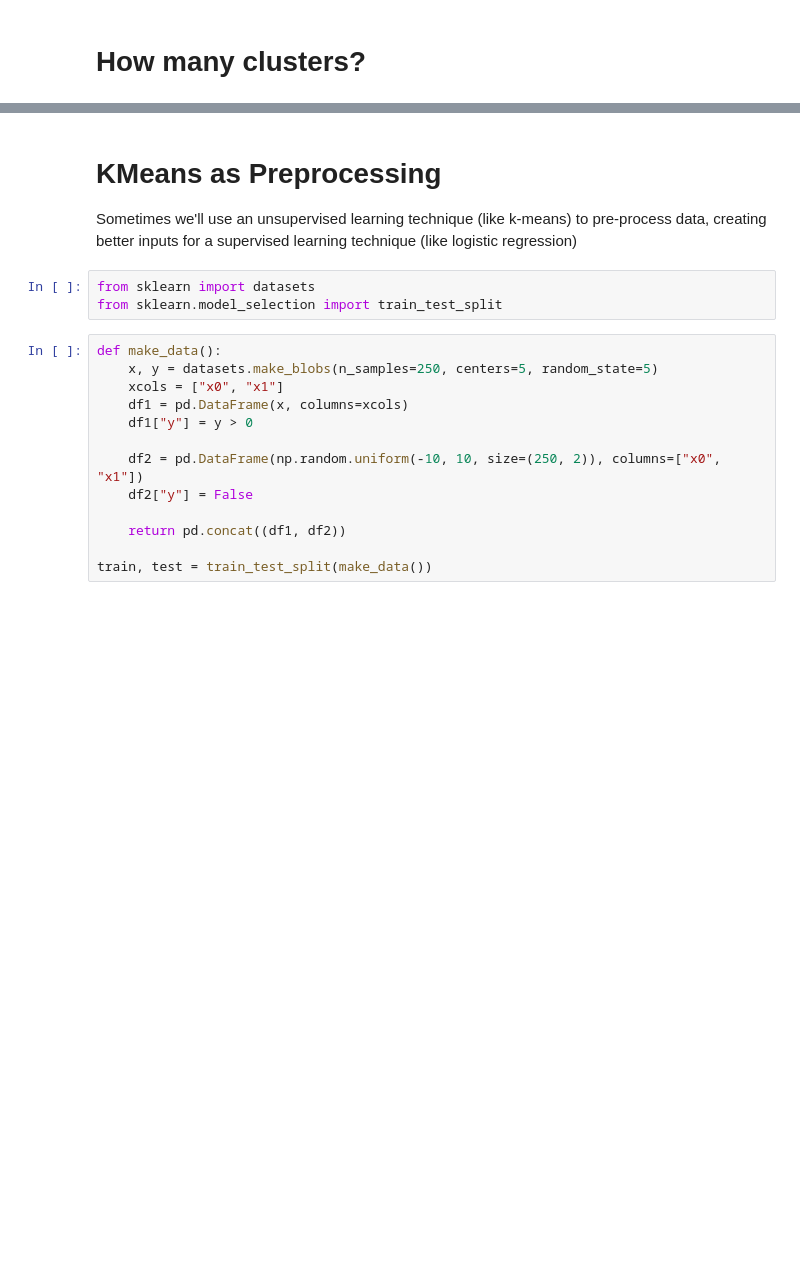
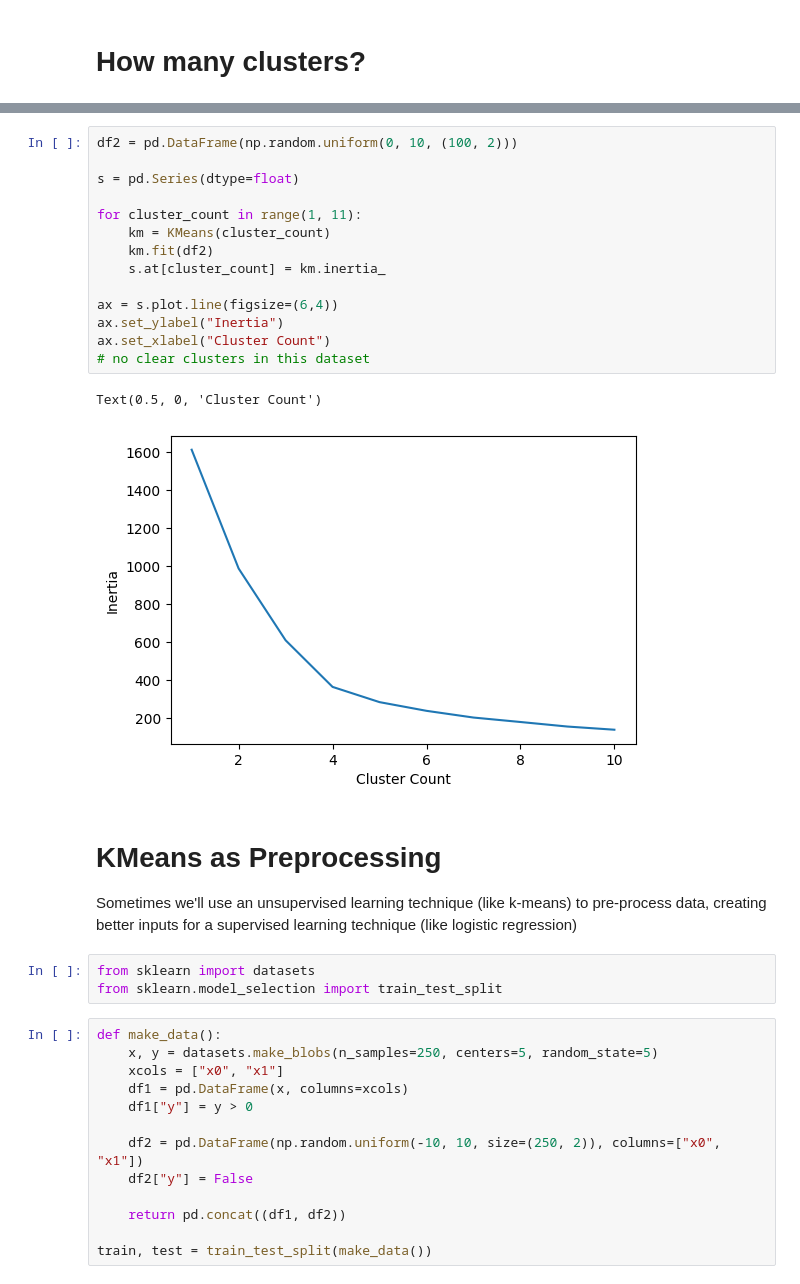
Before and after one commit to cs320-wisc/f22, a Jupyter notebook: lec/36-clustering1/lec2.ipynb, the cells around one changed output, grey strips where cells are left out. Cells and saved outputs as stored; diff of their text form; blank space fills up the shorter version.

```diff
--- a/lec/36-clustering1/lec2.ipynb
+++ b/lec/36-clustering1/lec2.ipynb
@@ -163,3 +241,20 @@ KMeans()
+# %%
+df2 = pd.DataFrame(np.random.uniform(0, 10, (100, 2)))
+
+s = pd.Series(dtype=float)
+
+for cluster_count in range(1, 11):
+    km = KMeans(cluster_count)
+    km.fit(df2)
+    s.at[cluster_count] = km.inertia_
+
+ax = s.plot.line(figsize=(6,4))
+ax.set_ylabel("Inertia")
+ax.set_xlabel("Cluster Count")
+# no clear clusters in this dataset
+# %% [output]
+Text(0.5, 0, 'Cluster Count')
+[figure, added]
 # %% [markdown]
 # KMeans as Preprocessing
 
```
Also changed, not shown: parts of 23 cells of this notebook, 1 other file.
